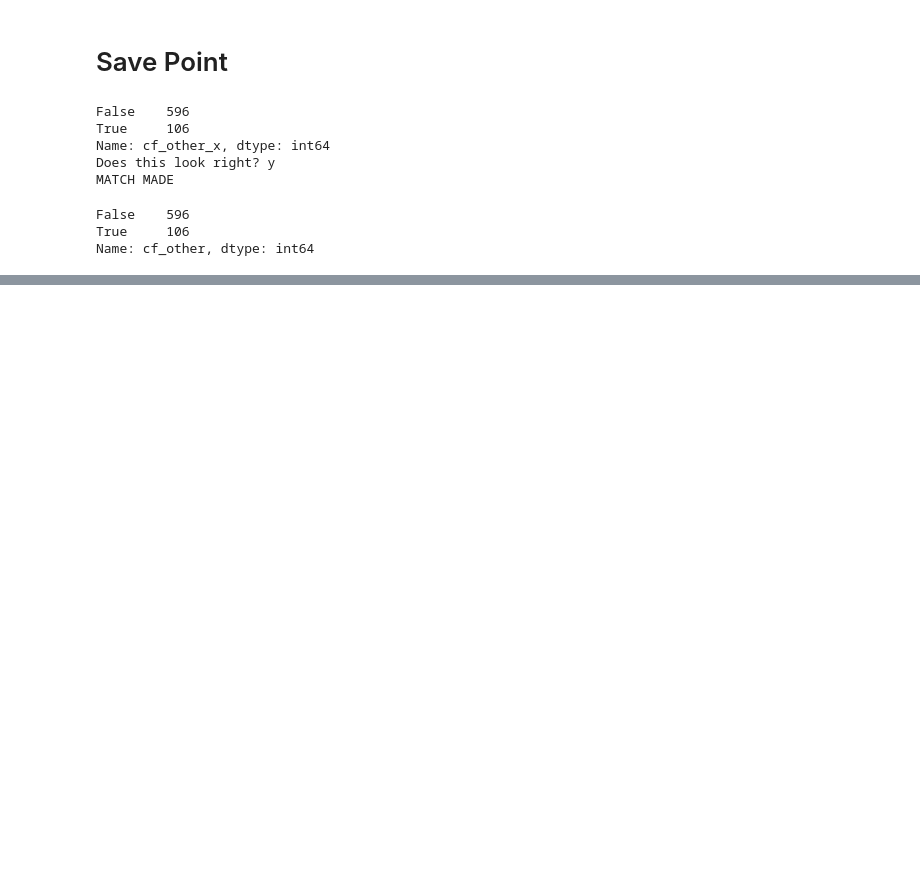
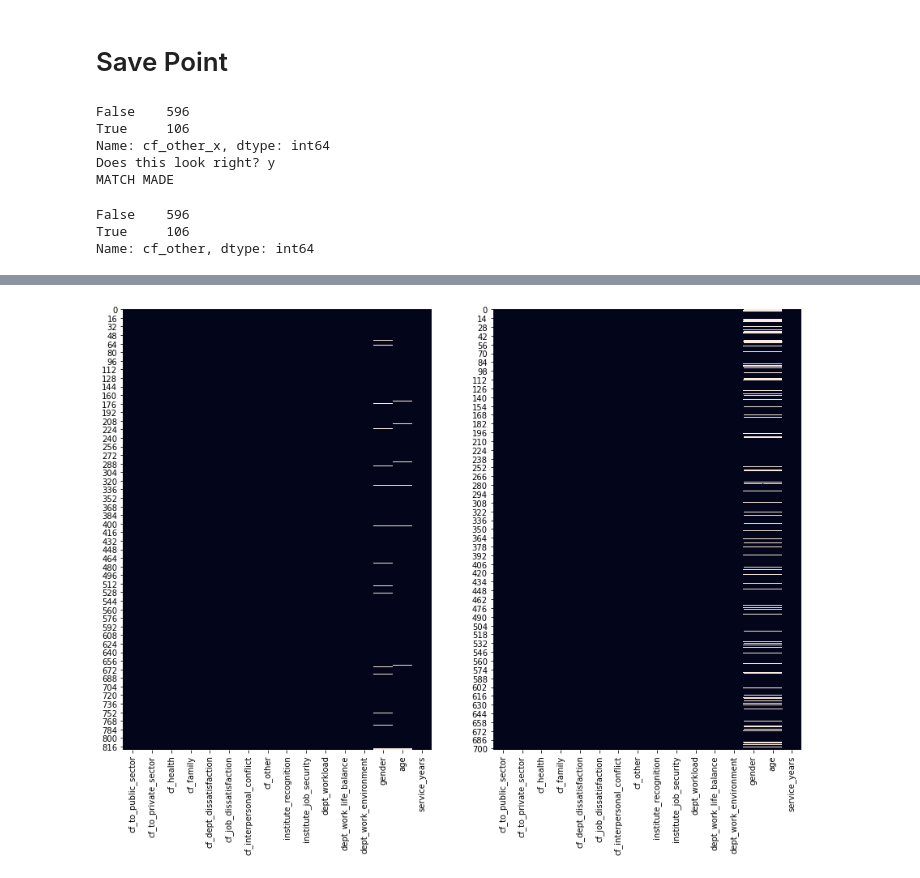
Before and after one commit to jholidayscott/employee_exit_survey, a Jupyter notebook: employee_exit_survey.ipynb, the cells around one changed output, grey strips where cells are left out. Cells and saved outputs as stored; diff of their text form; code cells hidden in the pictures; blank space fills up the shorter version.

```diff
--- a/employee_exit_survey.ipynb
+++ b/employee_exit_survey.ipynb
@@ -655,0 +868,7 @@ Name: cf_other, dtype: int64
+# %%
+fig, axes = plt.subplots(ncols=2, nrows=1, figsize=(15,10))
+sns.heatmap(dete16.isnull(), ax=axes[0], cbar=False)
+sns.heatmap(tafe16.isnull(), ax=axes[1], cbar=False)
+plt.show()
+# %% [output]
+[figure, added]
```
Also changed, not shown: parts of 16 cells of this notebook, 16 other files.
